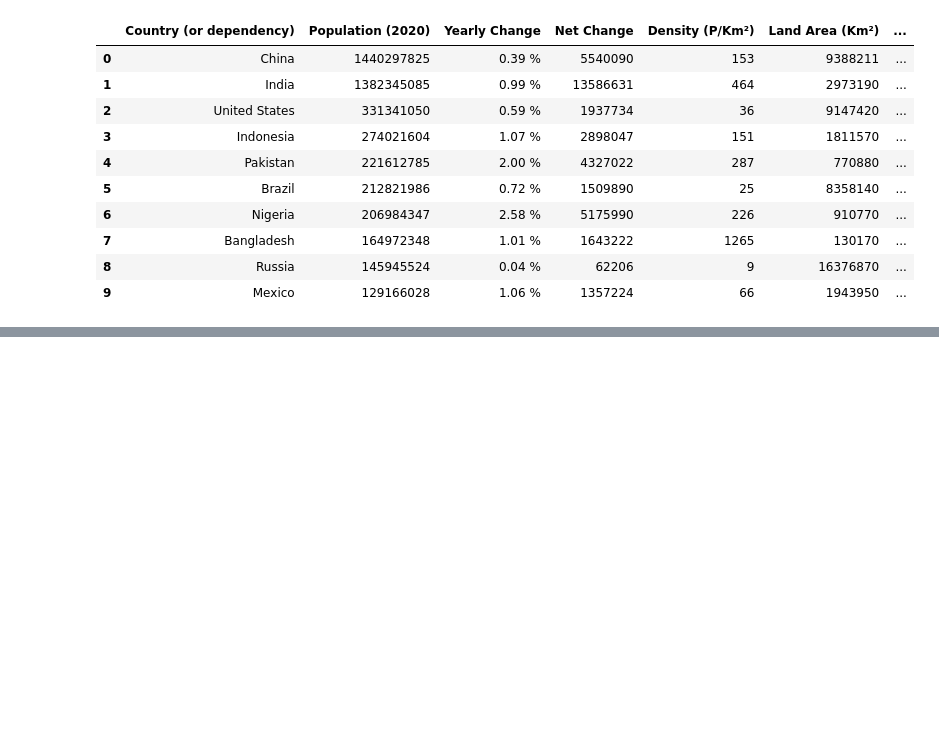
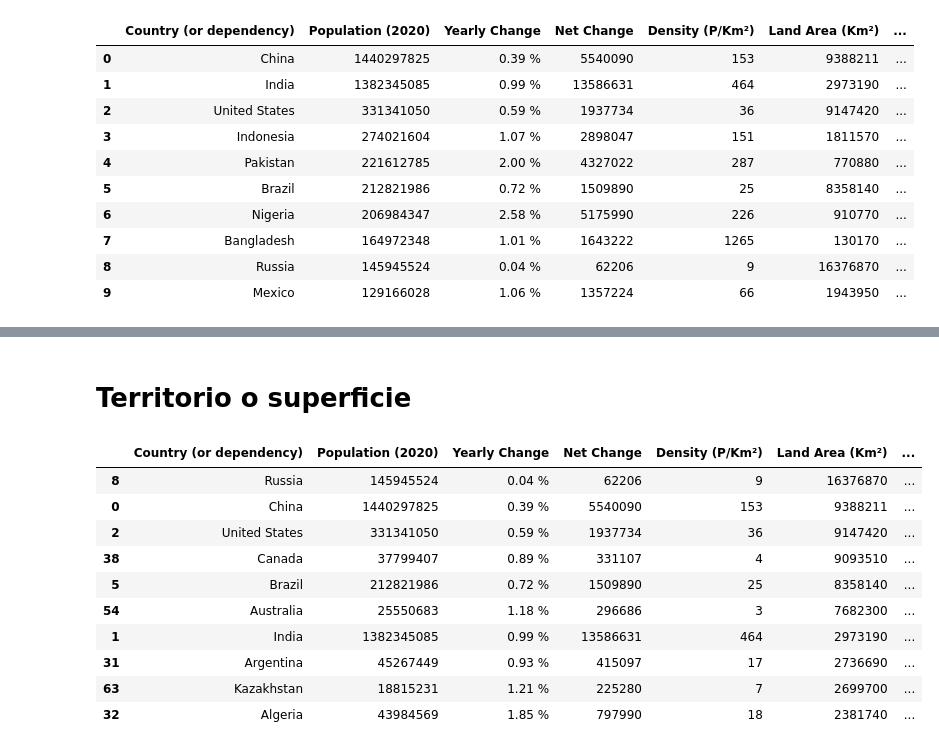
Before and after one commit to Fern1989/Presentacion_Trabajo_Final, a Jupyter notebook: Presentacion Trabajo Final curso Analisis de datos.ipynb, the cells around one changed output, grey strips where cells are left out. Saved outputs shown, nothing was run; the diff lists cells and outputs as text; code cells hidden in the pictures; blank space fills up the shorter version.

```diff
--- a/Presentacion Trabajo Final curso Analisis de datos.ipynb
+++ b/Presentacion Trabajo Final curso Analisis de datos.ipynb
@@ -162,3 +172,20 @@ df.sort_values(['Population (2020)'], ascending=[False]).tail(10)
 | 232 | Niue | 1628 | 0.68 % | 11 | 6 | 260 | ... |
 | 233 | Tokelau | 1360 | 1.27 % | 17 | 136 | 10 | ... |
 | 234 | Holy See | 801 | 0.25 % | 2 | 2003 | 0 | ... |
+# %% [markdown]
+# Territorio o superficie
+# %%
+# paises con mayor territorio o superficie en kilometros cuadrados
+df.sort_values(['Land Area (Km²)'], ascending=[False]).head(10)
+# %% [output]
+|  | Country (or dependency) | Population (2020) | Yearly Change | Net Change | Density (P/Km²) | Land Area (Km²) | ... |
+| 8 | Russia | 145945524 | 0.04 % | 62206 | 9 | 16376870 | ... |
+| 0 | China | 1440297825 | 0.39 % | 5540090 | 153 | 9388211 | ... |
+| 2 | United States | 331341050 | 0.59 % | 1937734 | 36 | 9147420 | ... |
+| 38 | Canada | 37799407 | 0.89 % | 331107 | 4 | 9093510 | ... |
+| 5 | Brazil | 212821986 | 0.72 % | 1509890 | 25 | 8358140 | ... |
+| 54 | Australia | 25550683 | 1.18 % | 296686 | 3 | 7682300 | ... |
+| 1 | India | 1382345085 | 0.99 % | 13586631 | 464 | 2973190 | ... |
+| 31 | Argentina | 45267449 | 0.93 % | 415097 | 17 | 2736690 | ... |
+| 63 | Kazakhstan | 18815231 | 1.21 % | 225280 | 7 | 2699700 | ... |
+| 32 | Algeria | 43984569 | 1.85 % | 797990 | 18 | 2381740 | ... |
```
Also changed, not shown: parts of 18 cells of this notebook, 1 other file.
